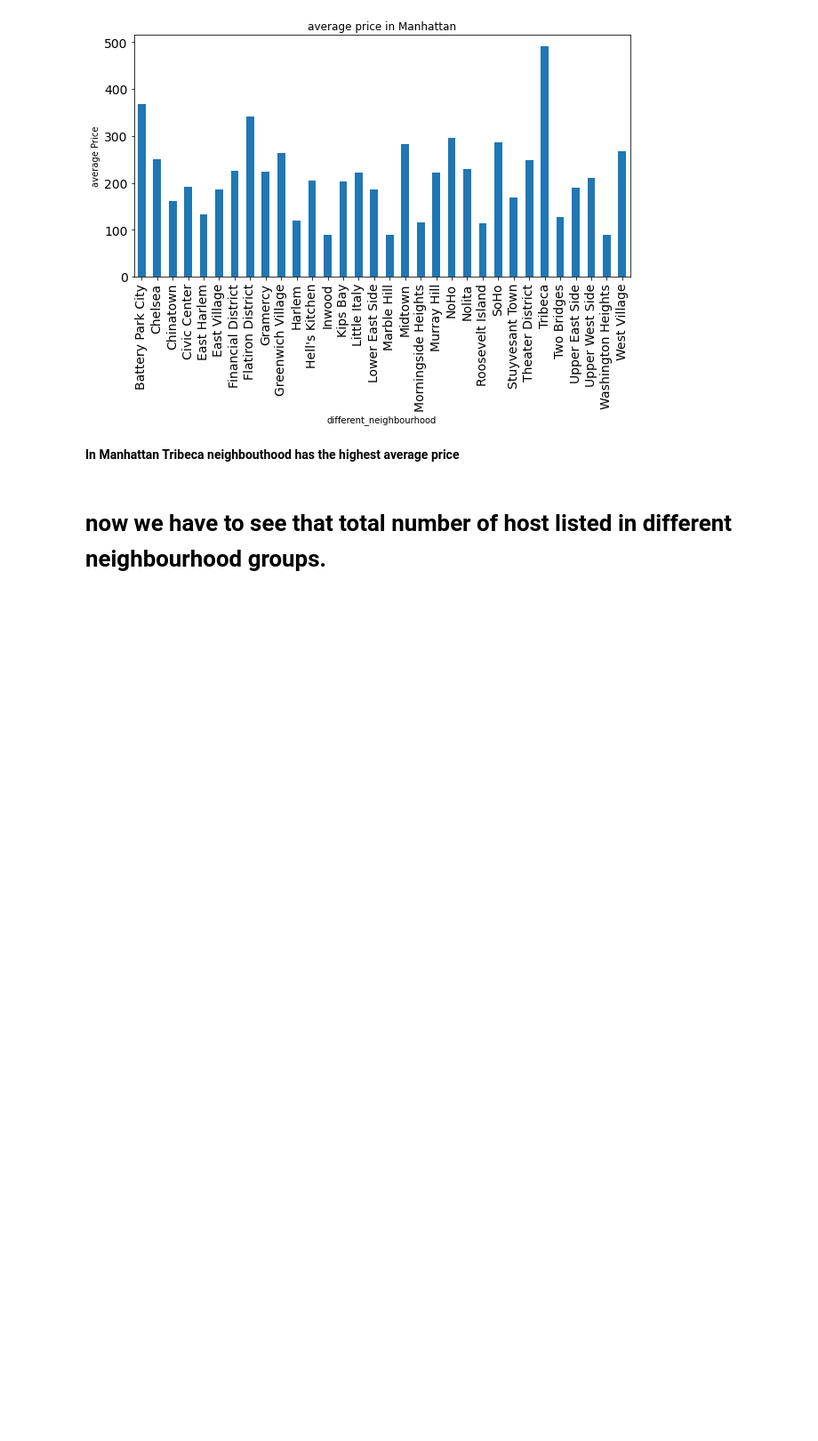
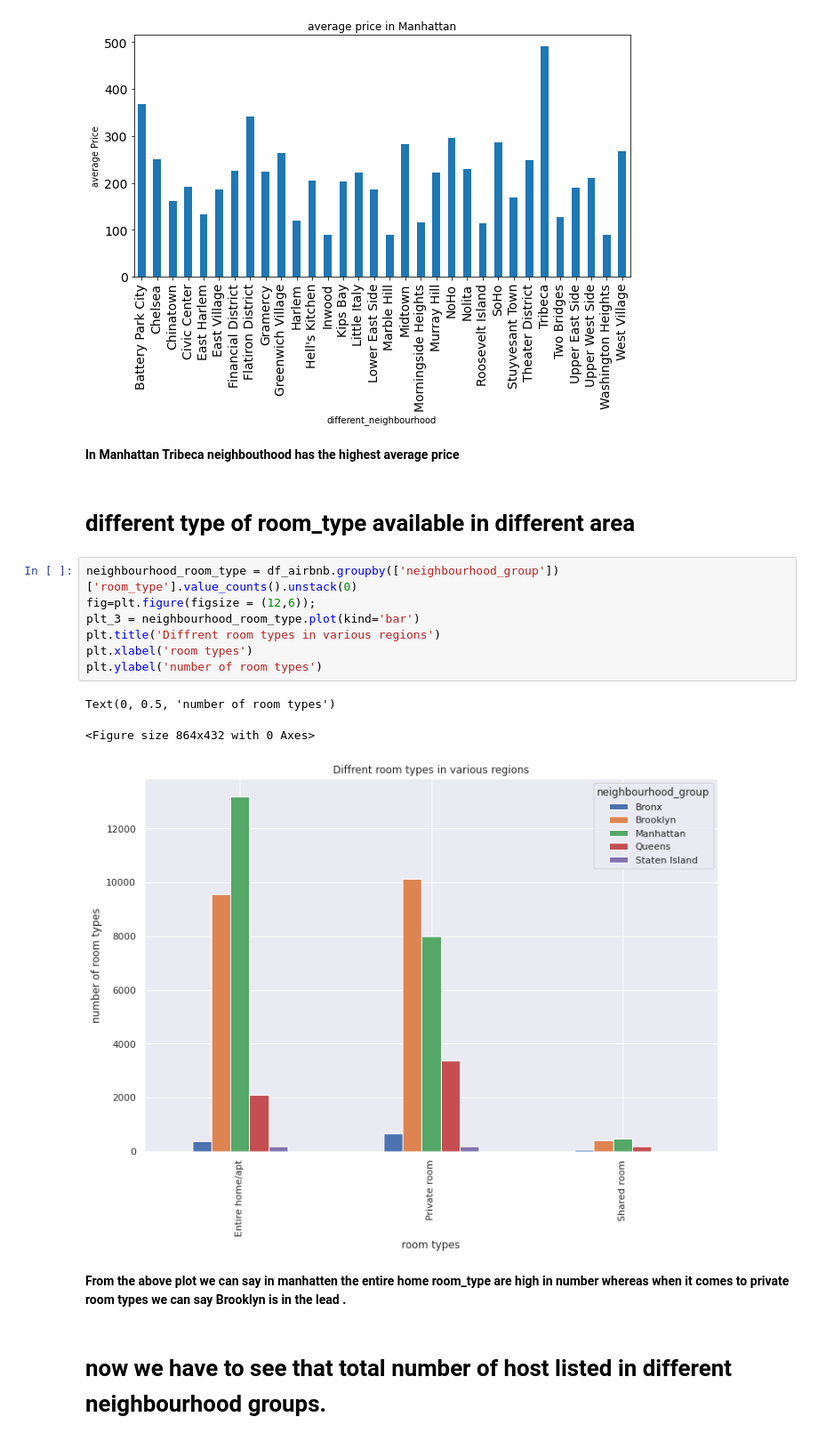
Before and after one commit to avanish04/EDA-on-airbnb, a Jupyter notebook: Copy_of_Airbnb_Bookings_Analysis_Capstone_Project.ipynb, the cells around one changed output. Shown at 89% size. Saved outputs shown, nothing was run; the diff lists cells and outputs as text; blank space fills up the shorter version.

```diff
--- a/Copy_of_Airbnb_Bookings_Analysis_Capstone_Project.ipynb
+++ b/Copy_of_Airbnb_Bookings_Analysis_Capstone_Project.ipynb
@@ -229,6 +229,21 @@ Text(0.5, 0, 'different_neighbourhood')
 [figure]
 # %% [markdown]
 **In Manhattan Tribeca neighbouthood has the highest average price**
+# %% [markdown]
+# different type of room_type available in different area
+# %%
+neighbourhood_room_type = df_airbnb.groupby(['neighbourhood_group'])['room_type'].value_counts().unstack(0)
+fig=plt.figure(figsize = (12,6));
+plt_3 = neighbourhood_room_type.plot(kind='bar')
+plt.title('Diffrent room types in various regions')
+plt.xlabel('room types')
+plt.ylabel('number of room types')
+# %% [output]
+Text(0, 0.5, 'number of room types')
+<Figure size 864x432 with 0 Axes>
+[figure, added]
+# %% [markdown]
+**From the above plot we can say in manhatten the entire home room_type are high in number whereas when it comes to private room types we can say Brooklyn is in the lead .**
 # %% [markdown]
 # now we have to see that total number of host listed in different neighbourhood groups.
 # %%
```
Also changed, not shown: parts of 7 cells of this notebook.
